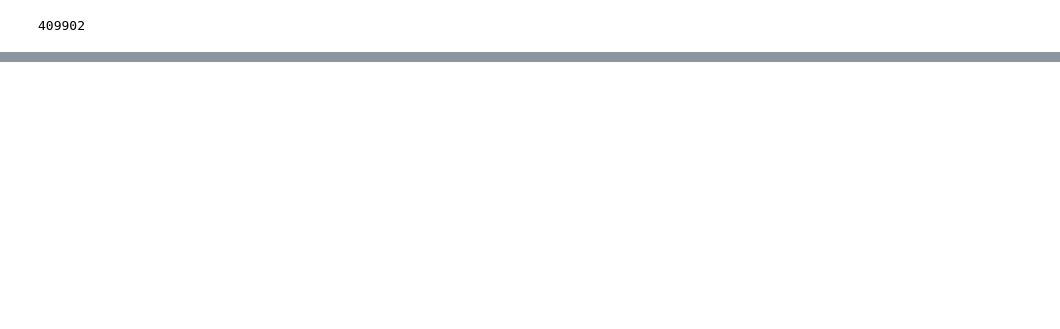
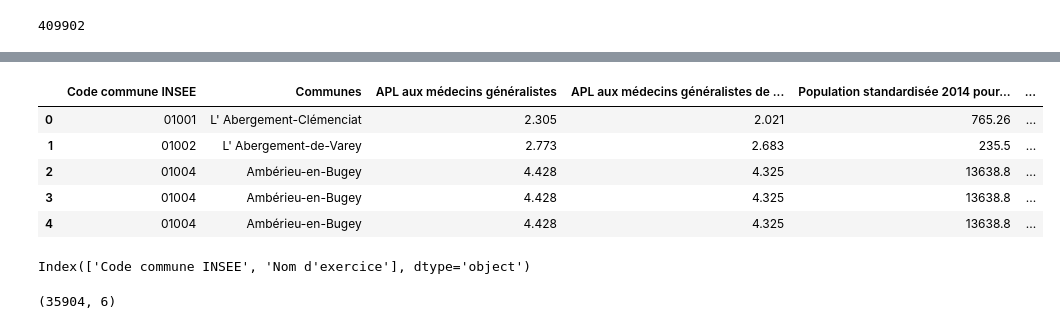
Before and after one commit to virgilus/sante, a Jupyter notebook: notebooks/1.0-virgilus-exploration_of_data.ipynb, the cells around one changed output, grey strips where cells are left out. Saved outputs shown, nothing was run; the diff lists cells and outputs as text; code cells hidden in the pictures; blank space fills up the shorter version.

```diff
--- a/notebooks/1.0-virgilus-exploration_of_data.ipynb
+++ b/notebooks/1.0-virgilus-exploration_of_data.ipynb
@@ -125,0 +122,4 @@ doctors_df810101410198
+# %%
+doctors_df = doctors_df.loc[doctors_df['Libellé savoir-faire'].str.contains('Général') == True]
+# %%
+doctors_df = doctors_df.rename(columns={'Code commune (coord. structure)' : 'Code commune INSEE'})
@@ -125,0 +137,3 @@ doctors_df810101410198
+# %%
+apl_df = pd.read_excel(os.path.join(DATA_DIR,TABLEAU_APL_FILE), skiprows=7)
+apl_df = apl_df.drop(apl_df.index[0])
@@ -125,0 +149,11 @@ doctors_df810101410198
+# %%
+results_df = pd.merge(apl_df, doctors_df[['Code commune INSEE',"Nom d'exercice"]],on='Code commune INSEE', how='left')
+# %%
+results_df.head(5)
+# %% [output]
+|  | Code commune INSEE | Communes | APL aux médecins généralistes | APL aux médecins généralistes de ... | Population standardisée 2014 pour... | ... |
+| 0 | 01001 | L' Abergement-Clémenciat | 2.305 | 2.021 | 765.26 | ... |
+| 1 | 01002 | L' Abergement-de-Varey | 2.773 | 2.683 | 235.5 | ... |
+| 2 | 01004 | Ambérieu-en-Bugey | 4.428 | 4.325 | 13638.8 | ... |
+| 3 | 01004 | Ambérieu-en-Bugey | 4.428 | 4.325 | 13638.8 | ... |
+| 4 | 01004 | Ambérieu-en-Bugey | 4.428 | 4.325 | 13638.8 | ... |
@@ -125,0 +162,4 @@ doctors_df810101410198
+# %%
+liste_medecins_df.columns
+# %% [output]
+Index(['Code commune INSEE', 'Nom d'exercice'], dtype='object')
@@ -125,0 +170,4 @@ doctors_df810101410198
+# %%
+results_df.shape
+# %% [output]
+(35904, 6)
```
Also changed, not shown: parts of 30 cells of this notebook, 2 other files.
